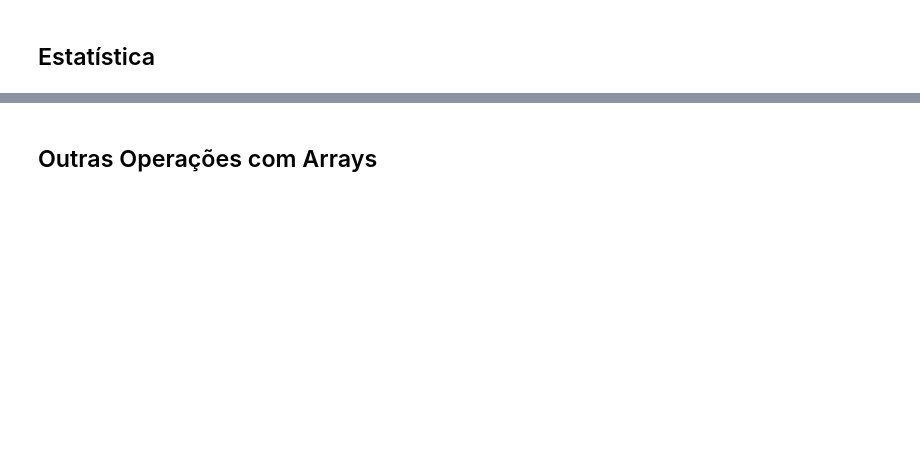
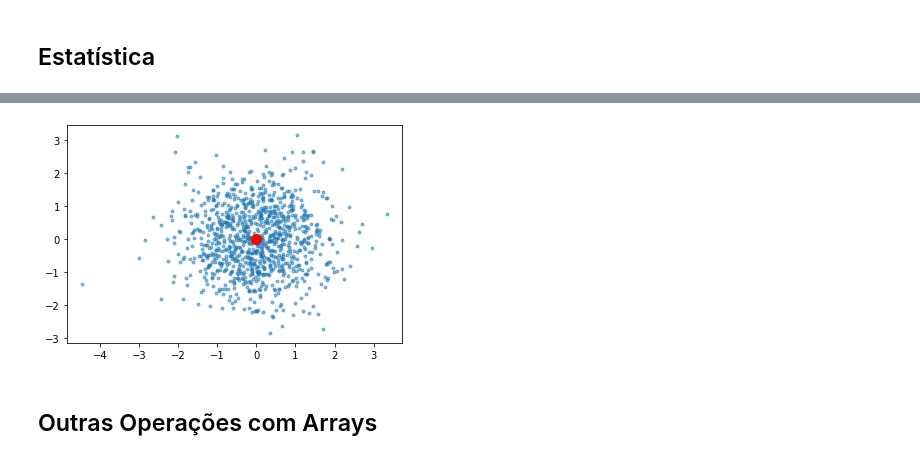
Before and after one commit to Jorge-Bandeira94/Atividades---Data-Science-Academy, a Jupyter notebook: DSA-Python-Cap08-01-NumPy.ipynb, the cells around one changed output, grey strips where cells are left out. Cells and saved outputs as stored; diff of their text form; code cells hidden in the pictures; blank space fills up the shorter version.

```diff
--- a/DSA-Python-Cap08-01-NumPy.ipynb
+++ b/DSA-Python-Cap08-01-NumPy.ipynb
@@ -403,7 +502,9 @@ print (m, m.shape)
 # %%
-plt.plot(a[:,0], a[:,1], 'o', markersize=5, alpha=0.50)
+plt.plot(a[:,0], a[:,2], 'o', markersize=3, alpha=0.50)
 plt.plot(m[0], m[1], 'ro', markersize=10)
 plt.show()
+# %% [output]
+[figure, added]
 # %% [markdown]
 ## Outras Operações com Arrays
 # %%
```
Also changed, not shown: parts of 48 cells of this notebook.
